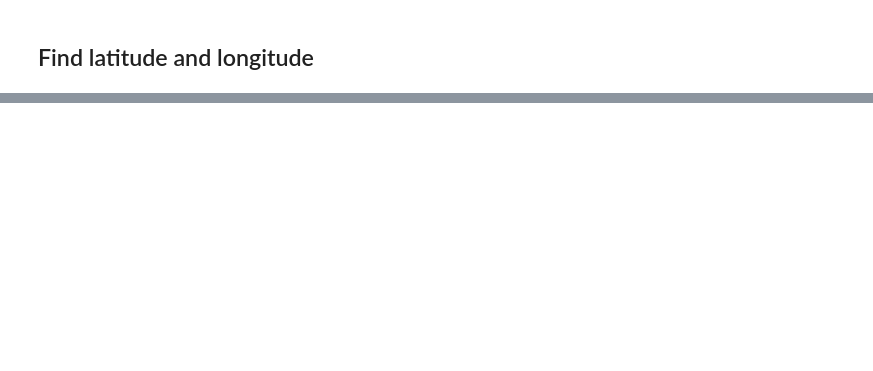
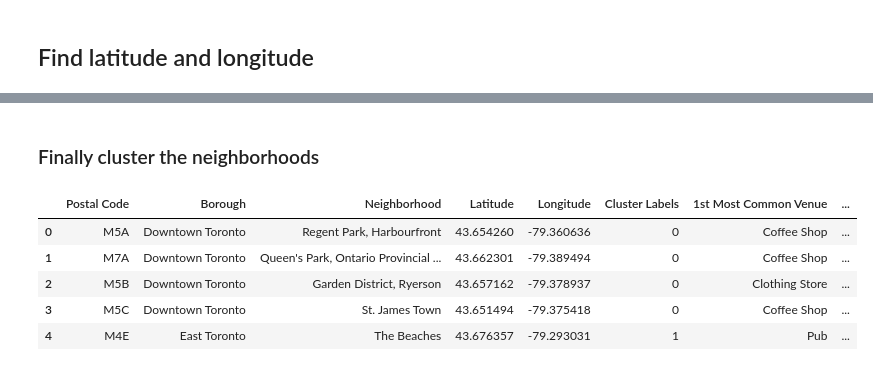
Before and after one commit to Jellyfish1223/Coursera_Capstone, a Jupyter notebook: Segmenting and Clustering Neighborhoods in Toronto, Canada.ipynb, the cells around one changed output, grey strips where cells are left out. Drawn from its saved outputs; the diff is of its cells as text; code cells hidden in the pictures; blank space fills up the shorter version.

```diff
--- a/Segmenting and Clustering Neighborhoods in Toronto, Canada.ipynb
+++ b/Segmenting and Clustering Neighborhoods in Toronto, Canada.ipynb
@@ -29,0 +148,16 @@ nbrhds.head()
+# %%
+venues = results['response']['groups'][0]['items']
+
+nearby_venues = pd.json_normalize(venues) # flatten JSON
+
+# filter columns
+filtered_columns = ['venue.name', 'venue.categories', 'venue.location.lat', 'venue.location.lng']
+nearby_venues =nearby_venues.loc[:, filtered_columns]
+
+# filter the category for each row
+nearby_venues['venue.categories'] = nearby_venues.apply(get_category_type, axis=1)
+
+# clean columns
+nearby_venues.columns = [col.split(".")[-1] for col in nearby_venues.columns]
+
+print('{} venues were returned by Foursquare.'.format(nearby_venues.shape[0]))
@@ -29,0 +207,6 @@ nbrhds.head()
+# %%
+toronto_venues = getNearbyVenues(names=toronto_data['Neighborhood'],
+                                   latitudes=toronto_data['Latitude'],
+                                   longitudes=toronto_data['Longitude']
+                                  )
+print('There are {} uniques categories.'.format(len(toronto_venues['Venue Category'].unique())))
@@ -29,0 +274,30 @@ nbrhds.head()
+# %% [markdown]
+### Finally cluster the neighborhoods
+# %%
+# set number of clusters
+kclusters = 5
+
+toronto_grouped_clustering = toronto_grouped.drop('Neighborhood', 1)
+
+# run k-means clustering
+kmeans = KMeans(n_clusters=kclusters, random_state=0).fit(toronto_grouped_clustering)
+
+# check cluster labels generated for each row in the dataframe
+kmeans.labels_[0:10]
+
+# add clustering labels
+neighborhoods_venues_sorted.drop('Cluster Labels', axis=1, inplace=True, errors='ignore')
+neighborhoods_venues_sorted.insert(0, 'Cluster Labels', kmeans.labels_)
+
+toronto_merged = toronto_data
+# merge toronto_grouped with toronto_data to add latitude/longitude for each neighborhood
+toronto_merged = toronto_merged.join(neighborhoods_venues_sorted.set_index('Neighborhood'), on='Neighborhood')
+
+toronto_merged.head() # check the last columns!
+# %% [output]
+|  | Postal Code | Borough | Neighborhood | Latitude | Longitude | Cluster Labels | 1st Most Common Venue | ... |
+| 0 | M5A | Downtown Toronto | Regent Park, Harbourfront | 43.654260 | -79.360636 | 0 | Coffee Shop | ... |
+| 1 | M7A | Downtown Toronto | Queen's Park, Ontario Provincial ... | 43.662301 | -79.389494 | 0 | Coffee Shop | ... |
+| 2 | M5B | Downtown Toronto | Garden District, Ryerson | 43.657162 | -79.378937 | 0 | Clothing Store | ... |
+| 3 | M5C | Downtown Toronto | St. James Town | 43.651494 | -79.375418 | 0 | Coffee Shop | ... |
+| 4 | M4E | East Toronto | The Beaches | 43.676357 | -79.293031 | 1 | Pub | ... |
```
Also changed, not shown: parts of 24 cells of this notebook, 1 other file.
